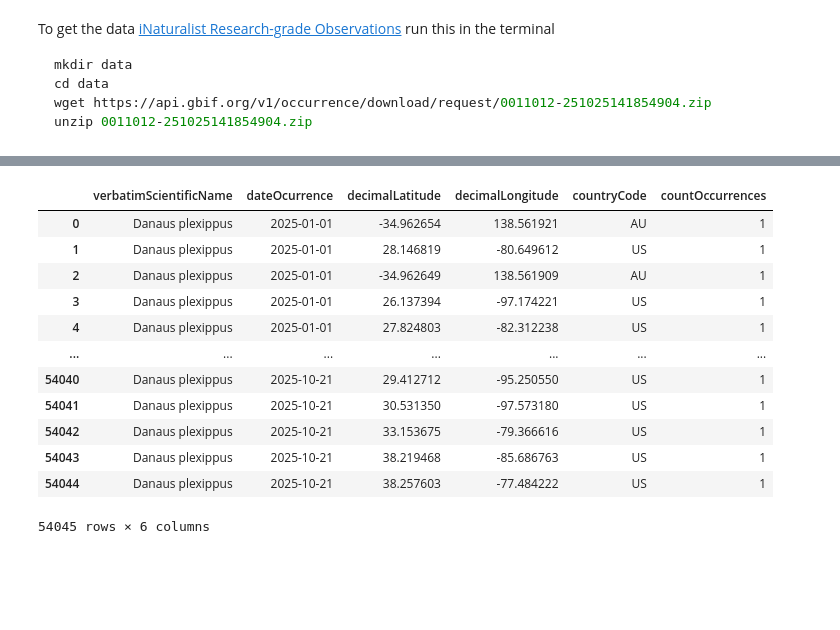
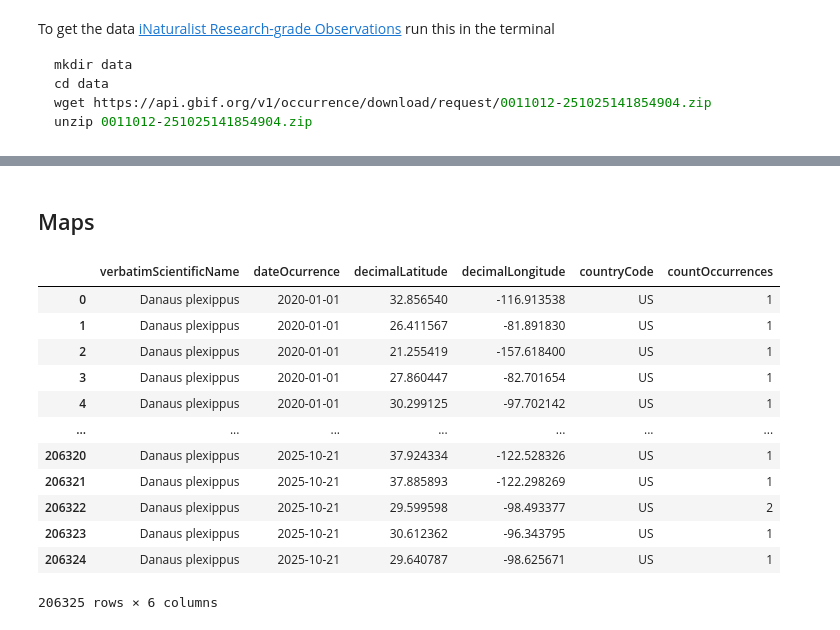
Before and after one commit to davidguzmanr/COMP-685-Fall-2025, a Jupyter notebook: notebooks/iNaturalist.ipynb, the cells around one changed output, grey strips where cells are left out. Saved outputs shown, nothing was run; the diff lists cells and outputs as text; code cells hidden in the pictures; blank space fills up the shorter version.

```diff
--- a/notebooks/iNaturalist.ipynb
+++ b/notebooks/iNaturalist.ipynb
@@ -15 +30,4 @@ import pandas as pd
 pd.set_option('display.max_columns', None)
+# %%
+con = duckdb.connect('/network/scratch/g/guzmand/Fall-2025/COMP-685-ML-for-Climate-Change/data/iNaturalist.duckdb')
+print("connected!")
@@ -50,3 +73,0 @@ add indexes
-# %%
-con = duckdb.connect('data/iNaturalist.duckdb')
-print("connected!")
@@ -137,3 +178,5 @@ df
+# %% [markdown]
+## Maps
 # %%
 query = """
 WITH clean_iNaturalist AS (
@@ -149,43 +192,45 @@ WITH clean_iNaturalist AS (
     FROM iNaturalist
     WHERE
         decimalLatitude IS NOT NULL
         AND decimalLongitude IS NOT NULL
         AND eventDate IS NOT NULL AND TRIM(eventDate) <> ''
         AND dateOcurrence IS NOT NULL AND TRIM(dateOcurrence) <> ''
-        AND TRY_STRPTIME(eventDate, ['%Y-%m-%dT%H:%M:%S', '%Y-%m-%dT%H:%M', '%Y-%m-%d']) > TIMESTAMP '2025-01-01'
+        AND TRY_STRPTIME(eventDate, ['%Y-%m-%dT%H:%M:%S', '%Y-%m-%dT%H:%M', '%Y-%m-%d']) > TIMESTAMP '2020-01-01'
         AND verbatimScientificName = 'Danaus plexippus'
+        AND countryCode IN ('US', 'CA', 'MX')
 )
 
 SELECT
     verbatimScientificName,
     dateOcurrence,
     decimalLatitude,
     decimalLongitude,
     countryCode,
     COUNT(*) AS countOccurrences
 FROM clean_iNaturalist
 GROUP BY
     verbatimScientificName,
     dateOcurrence,
     decimalLatitude,
     decimalLongitude,
     countryCode
 ORDER BY
     dateOcurrence;
 """
 df = con.execute(query).df()
+df["dateOcurrence"] = pd.to_datetime(df["dateOcurrence"])
 df
 # %% [output]
 |  | verbatimScientificName | dateOcurrence | decimalLatitude | decimalLongitude | countryCode | countOccurrences |
-| 0 | Danaus plexippus | 2025-01-01 | -34.962654 | 138.561921 | AU | 1 |
-| 1 | Danaus plexippus | 2025-01-01 | 28.146819 | -80.649612 | US | 1 |
-| 2 | Danaus plexippus | 2025-01-01 | -34.962649 | 138.561909 | AU | 1 |
-| 3 | Danaus plexippus | 2025-01-01 | 26.137394 | -97.174221 | US | 1 |
-| 4 | Danaus plexippus | 2025-01-01 | 27.824803 | -82.312238 | US | 1 |
+| 0 | Danaus plexippus | 2020-01-01 | 32.856540 | -116.913538 | US | 1 |
+| 1 | Danaus plexippus | 2020-01-01 | 26.411567 | -81.891830 | US | 1 |
+| 2 | Danaus plexippus | 2020-01-01 | 21.255419 | -157.618400 | US | 1 |
+| 3 | Danaus plexippus | 2020-01-01 | 27.860447 | -82.701654 | US | 1 |
+| 4 | Danaus plexippus | 2020-01-01 | 30.299125 | -97.702142 | US | 1 |
 | ... | ... | ... | ... | ... | ... | ... |
-| 54040 | Danaus plexippus | 2025-10-21 | 29.412712 | -95.250550 | US | 1 |
-| 54041 | Danaus plexippus | 2025-10-21 | 30.531350 | -97.573180 | US | 1 |
-| 54042 | Danaus plexippus | 2025-10-21 | 33.153675 | -79.366616 | US | 1 |
-| 54043 | Danaus plexippus | 2025-10-21 | 38.219468 | -85.686763 | US | 1 |
-| 54044 | Danaus plexippus | 2025-10-21 | 38.257603 | -77.484222 | US | 1 |
+| 206320 | Danaus plexippus | 2025-10-21 | 37.924334 | -122.528326 | US | 1 |
+| 206321 | Danaus plexippus | 2025-10-21 | 37.885893 | -122.298269 | US | 1 |
+| 206322 | Danaus plexippus | 2025-10-21 | 29.599598 | -98.493377 | US | 2 |
+| 206323 | Danaus plexippus | 2025-10-21 | 30.612362 | -96.343795 | US | 1 |
+| 206324 | Danaus plexippus | 2025-10-21 | 29.640787 | -98.625671 | US | 1 |
-54045 rows × 6 columns
+206325 rows × 6 columns
```
Also changed, not shown: parts of 21 cells of this notebook, 4 other files.
